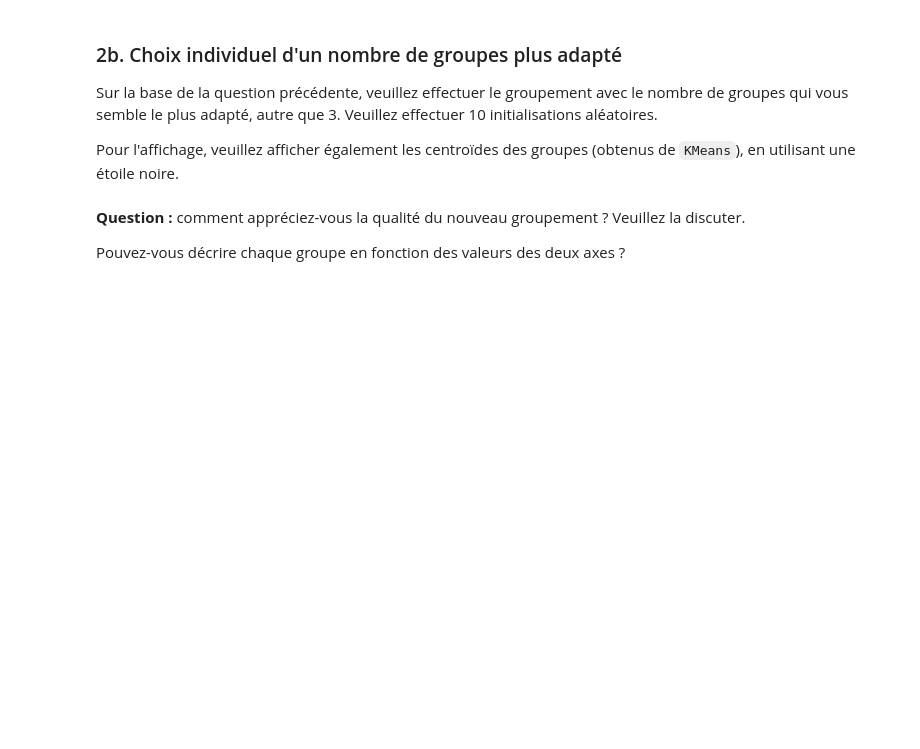
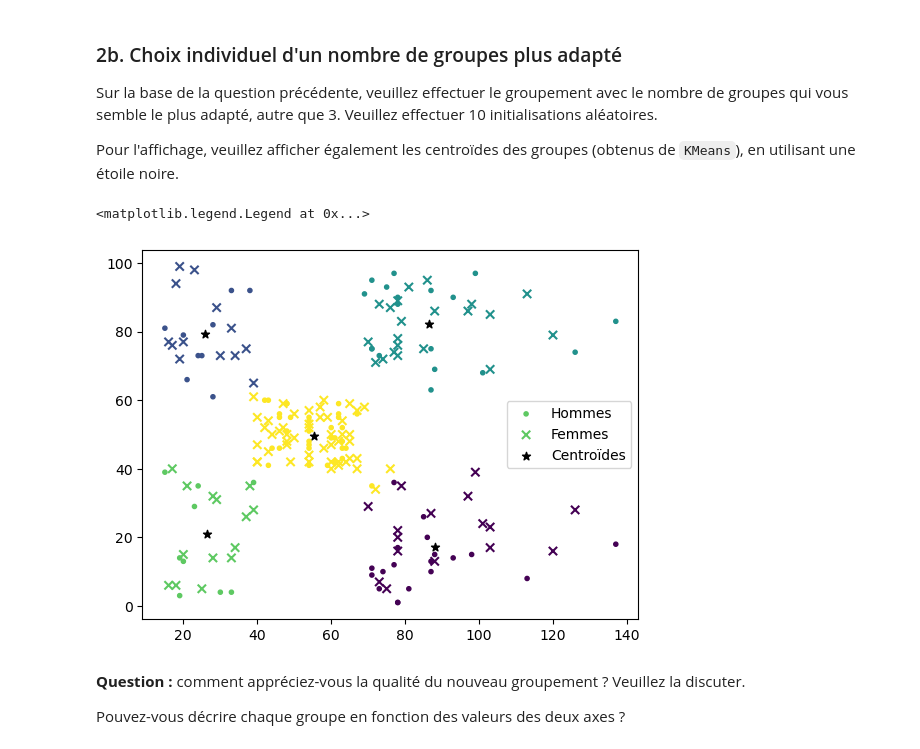
Before and after one commit to HUART1848/APN_L1, a Jupyter notebook: Labo1_Groupement_simple_student.ipynb, the cells around one changed output. Cells and saved outputs as stored; diff of their text form; code cells hidden in the pictures; blank space fills up the shorter version.

```diff
--- a/Labo1_Groupement_simple_student.ipynb
+++ b/Labo1_Groupement_simple_student.ipynb
@@ -130,7 +148,23 @@ Sur la base de la question précédente, veuillez effectuer le groupement avec l
 
 Pour l'affichage, veuillez afficher également les centroïdes des groupes (obtenus de `KMeans`), en utilisant une étoile noire.
 # %%
-# Votre code ici:
+kmeans = KMeans(n_clusters=5, init="random", n_init=10).fit(clients_df[[INCOME, SPENDING]])
+groups = kmeans.predict(clients_df[[INCOME, SPENDING]])
+
+clients_df["Group"] = groups
+centroids = kmeans.cluster_centers_
+# %%
+men = clients_df[clients_df["Gender"] == "Male"]
+women = clients_df[clients_df["Gender"] == "Female"]
+
+plt.scatter(men[INCOME], men[SPENDING], c=men["Group"], marker=".", label="Hommes")
+plt.scatter(women[INCOME], women[SPENDING], c=women["Group"], marker="x", label="Femmes")
+plt.scatter(x=centroids[:, 0], y=centroids[:, 1], c="black", marker="*")
+
+plt.legend(["Hommes", "Femmes", "Centroïdes"])
+# %% [output]
+<matplotlib.legend.Legend at 0x...>
+[figure, added]
 # %% [markdown]
 **Question :** comment appréciez-vous la qualité du nouveau groupement ?  Veuillez la discuter.
 
```
Also changed, not shown: parts of 5 cells of this notebook.
